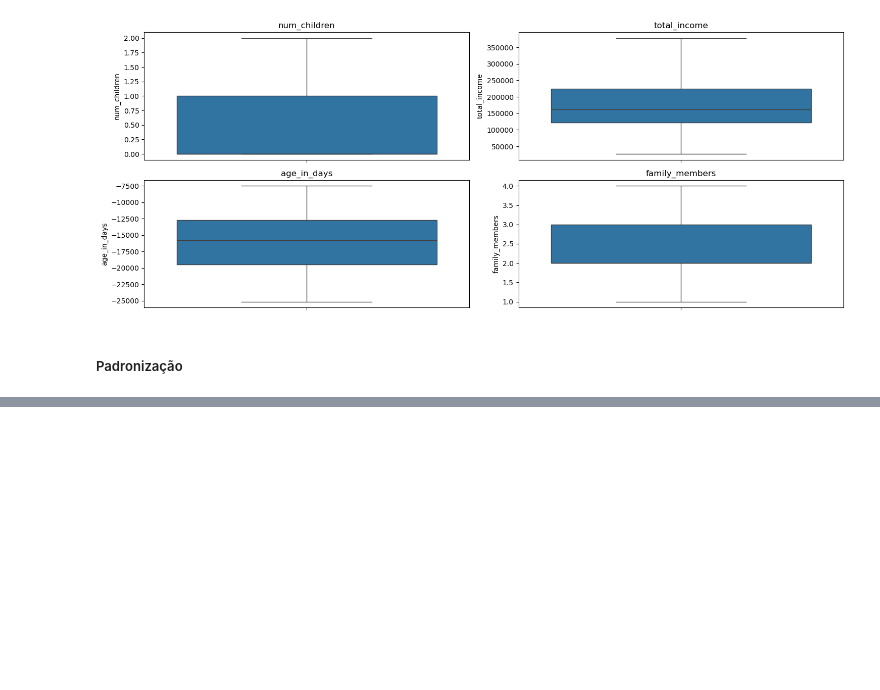
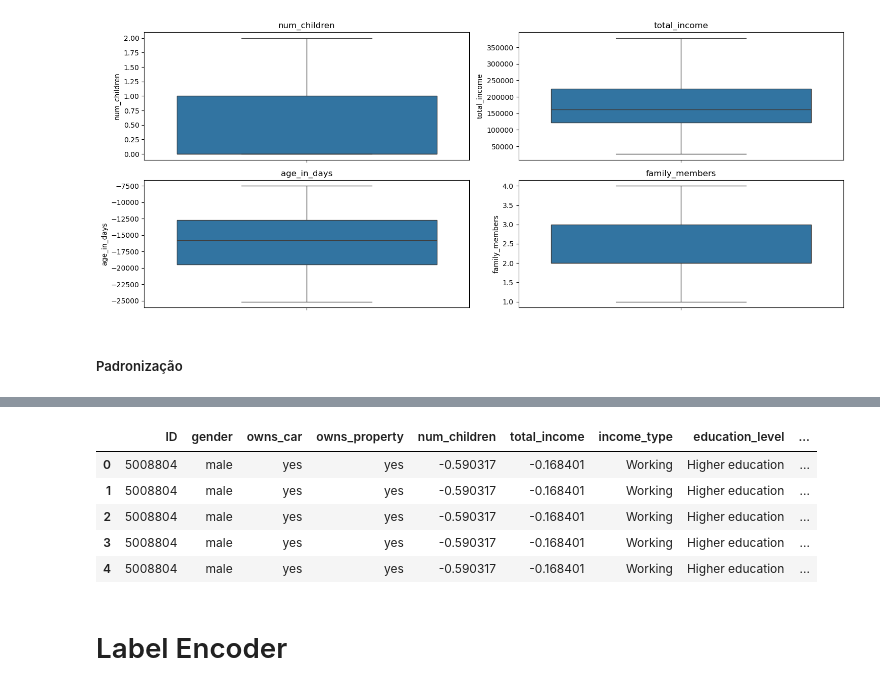
Before and after one commit to RodrigoD4v/credit-crad-risk-analysis, a Jupyter notebook: notebooks/credit_card_approval.ipynb, the cells around one changed output, grey strips where cells are left out. Saved outputs shown, nothing was run; the diff lists cells and outputs as text; code cells hidden in the pictures; blank space fills up the shorter version.

```diff
--- a/notebooks/credit_card_approval.ipynb
+++ b/notebooks/credit_card_approval.ipynb
@@ -955,0 +970,11 @@ for i in col:
+# %%
+df.head()
+# %% [output]
+|  | ID | gender | owns_car | owns_property | num_children | total_income | income_type | education_level | ... |
+| 0 | 5008804 | male | yes | yes | -0.590317 | -0.168401 | Working | Higher education | ... |
+| 1 | 5008804 | male | yes | yes | -0.590317 | -0.168401 | Working | Higher education | ... |
+| 2 | 5008804 | male | yes | yes | -0.590317 | -0.168401 | Working | Higher education | ... |
+| 3 | 5008804 | male | yes | yes | -0.590317 | -0.168401 | Working | Higher education | ... |
+| 4 | 5008804 | male | yes | yes | -0.590317 | -0.168401 | Working | Higher education | ... |
+# %% [markdown]
+# Label Encoder
```
Also changed, not shown: parts of 5 cells of this notebook.
